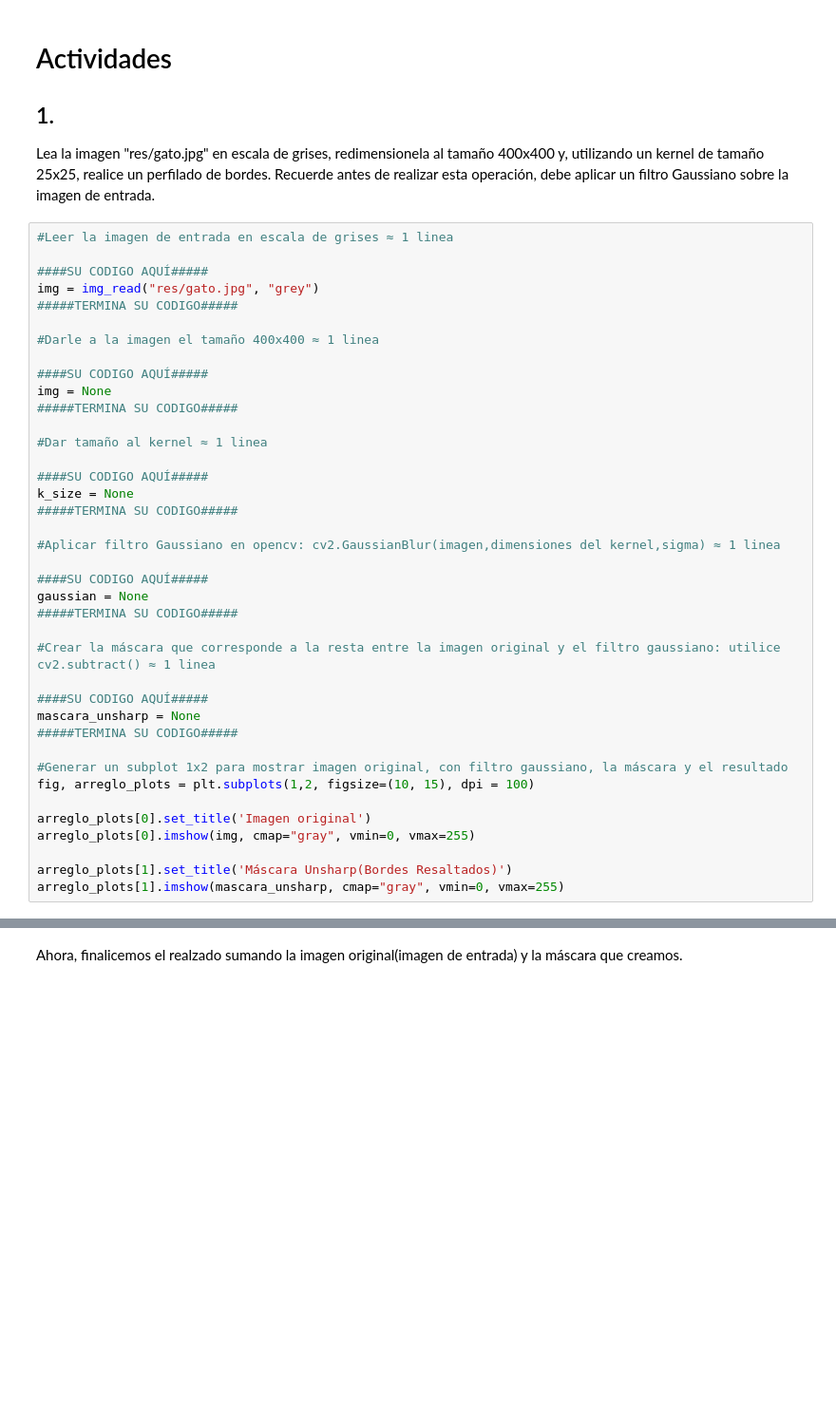
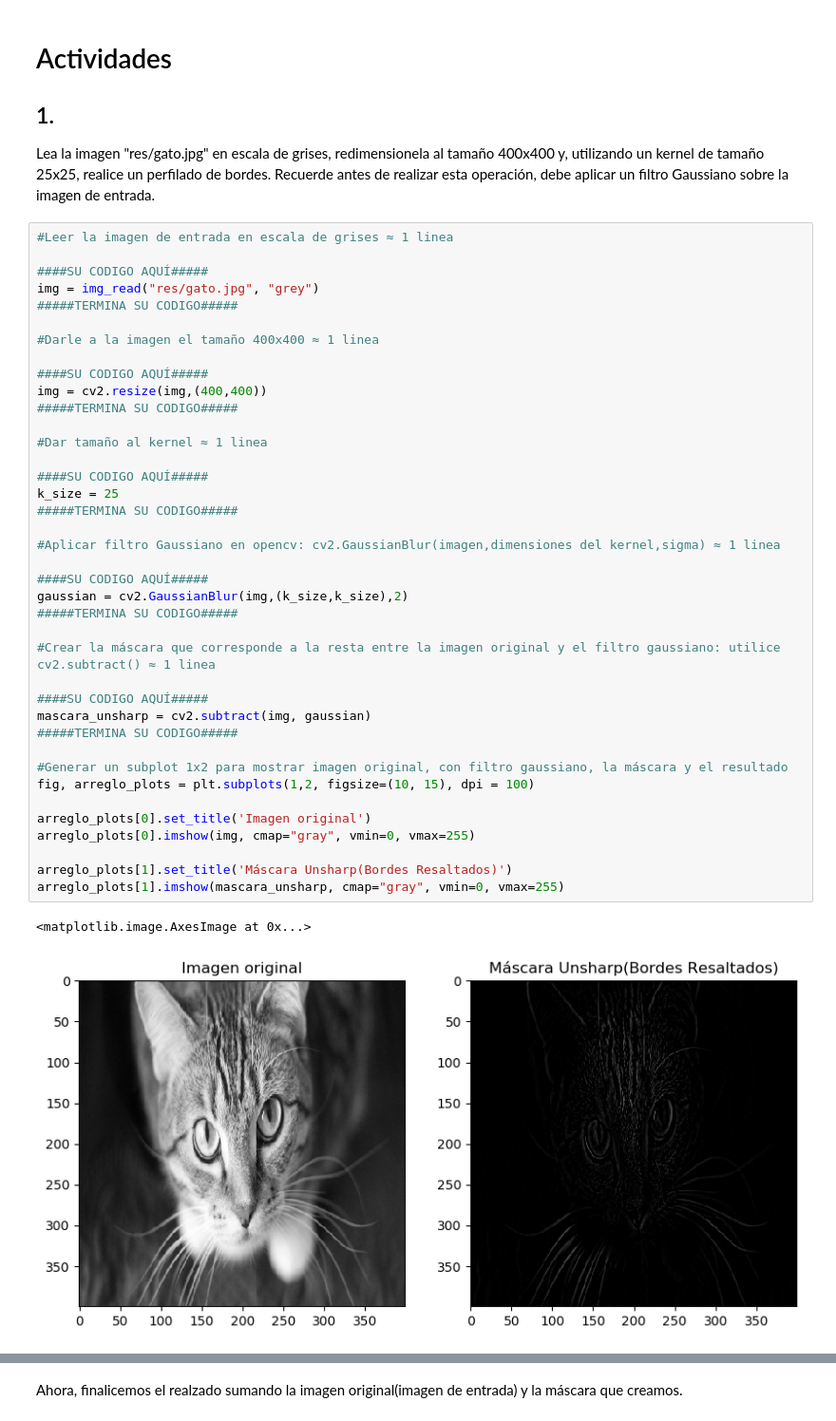
Before and after one commit to saarboledaz/vision_artificial_2019, a Jupyter notebook: Practicas/Practica 4/Practica 4 Segmentación y Realzado de Bordes.ipynb, the cells around one changed output, grey strips where cells are left out. Shown at 95% size. Cells and saved outputs as stored; diff of their text form; blank space fills up the shorter version.

```diff
--- a/Practicas/Practica 4/Practica 4 Segmentación y Realzado de Bordes.ipynb
+++ b/Practicas/Practica 4/Practica 4 Segmentación y Realzado de Bordes.ipynb
@@ -64,37 +64,40 @@ img = img_read("res/gato.jpg", "grey")
 #####TERMINA SU CODIGO#####
 
 #Darle a la imagen el tamaño 400x400 ≈ 1 linea
 
 ####SU CODIGO AQUÍ#####
-img = None
+img = cv2.resize(img,(400,400))
 #####TERMINA SU CODIGO#####
 
 #Dar tamaño al kernel ≈ 1 linea
 
 ####SU CODIGO AQUÍ#####
-k_size = None
+k_size = 25
 #####TERMINA SU CODIGO#####
 
 #Aplicar filtro Gaussiano en opencv: cv2.GaussianBlur(imagen,dimensiones del kernel,sigma) ≈ 1 linea
 
 ####SU CODIGO AQUÍ#####
-gaussian = None
+gaussian = cv2.GaussianBlur(img,(k_size,k_size),2)
 #####TERMINA SU CODIGO#####
 
 #Crear la máscara que corresponde a la resta entre la imagen original y el filtro gaussiano: utilice cv2.subtract() ≈ 1 linea
 
 ####SU CODIGO AQUÍ#####
-mascara_unsharp = None
+mascara_unsharp = cv2.subtract(img, gaussian)
 #####TERMINA SU CODIGO#####
 
 #Generar un subplot 1x2 para mostrar imagen original, con filtro gaussiano, la máscara y el resultado
 fig, arreglo_plots = plt.subplots(1,2, figsize=(10, 15), dpi = 100)
 
 arreglo_plots[0].set_title('Imagen original')
 arreglo_plots[0].imshow(img, cmap="gray", vmin=0, vmax=255)
 
 arreglo_plots[1].set_title('Máscara Unsharp(Bordes Resaltados)')
 arreglo_plots[1].imshow(mascara_unsharp, cmap="gray", vmin=0, vmax=255)
+# %% [output]
+<matplotlib.image.AxesImage at 0x...>
+[figure, added]
 # %% [markdown]
 ### Salida esperada:
 
```
Also changed, not shown: parts of 24 cells of this notebook, 1 other file.
